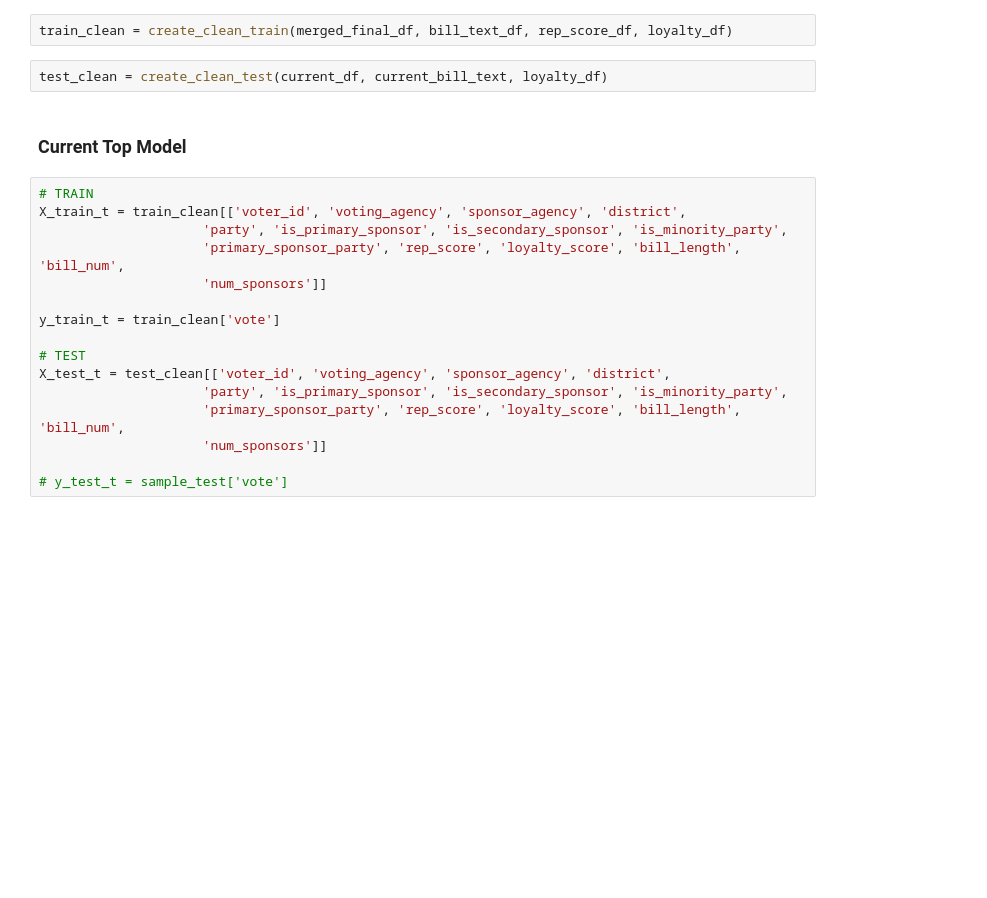
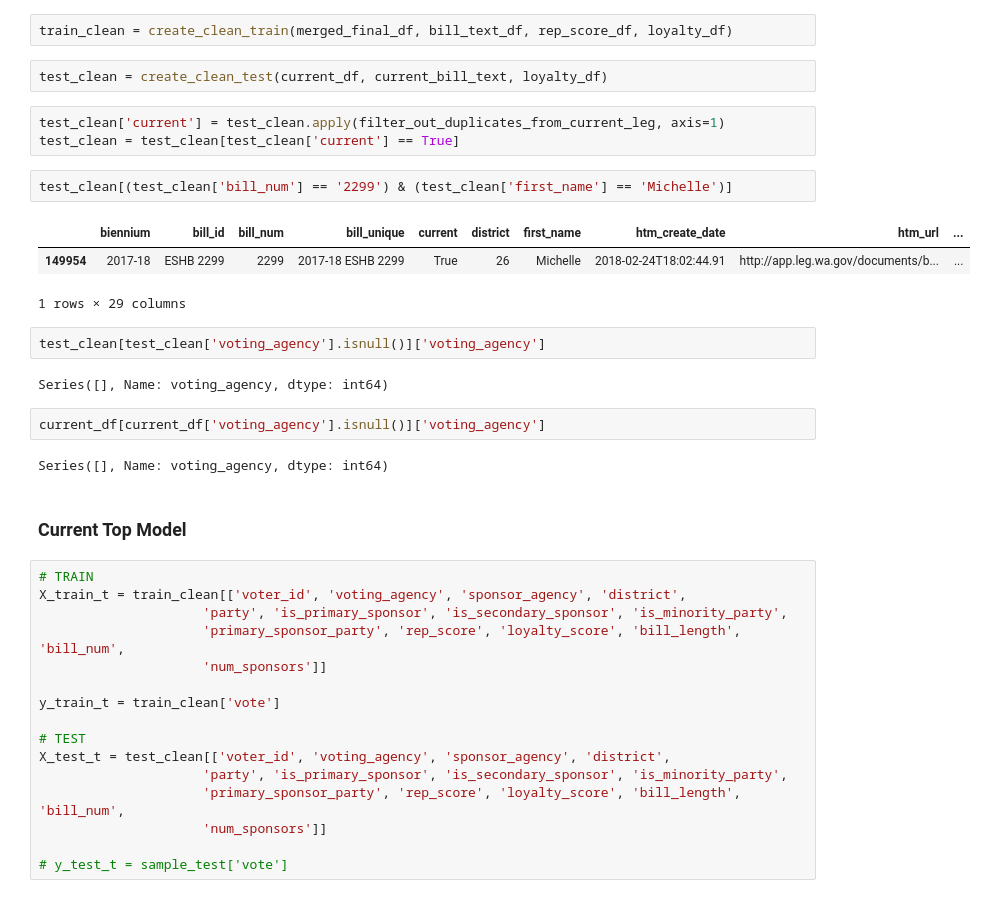
Before and after one commit to ekarboski/washington_state_legislation, a Jupyter notebook: First-predictions.ipynb, the cells around one changed output. Saved outputs shown, nothing was run; the diff lists cells and outputs as text; blank space fills up the shorter version.

```diff
--- a/First-predictions.ipynb
+++ b/First-predictions.ipynb
@@ -114,6 +119,23 @@ def create_clean_test(current_df, current_bill_text_df, loyalty_df):
 train_clean = create_clean_train(merged_final_df, bill_text_df, rep_score_df, loyalty_df)
 # %%
 test_clean = create_clean_test(current_df, current_bill_text, loyalty_df)
+# %%
+test_clean['current'] = test_clean.apply(filter_out_duplicates_from_current_leg, axis=1)
+test_clean = test_clean[test_clean['current'] == True]
+# %%
+test_clean[(test_clean['bill_num'] == '2299') & (test_clean['first_name'] == 'Michelle')]
+# %% [output]
+|  | biennium | bill_id | bill_num | bill_unique | current | district | first_name | htm_create_date | htm_url | ... |
+| 149954 | 2017-18 | ESHB 2299 | 2299 | 2017-18 ESHB 2299 | True | 26 | Michelle | 2018-02-24T18:02:44.91 | http://app.leg.wa.gov/documents/b... | ... |
+1 rows × 29 columns
+# %%
+test_clean[test_clean['voting_agency'].isnull()]['voting_agency']
+# %% [output]
+Series([], Name: voting_agency, dtype: int64)
+# %%
+current_df[current_df['voting_agency'].isnull()]['voting_agency']
+# %% [output]
+Series([], Name: voting_agency, dtype: int64)
 # %% [markdown]
 ### Current Top Model
 # %%
```
Also changed, not shown: parts of 17 cells of this notebook.
